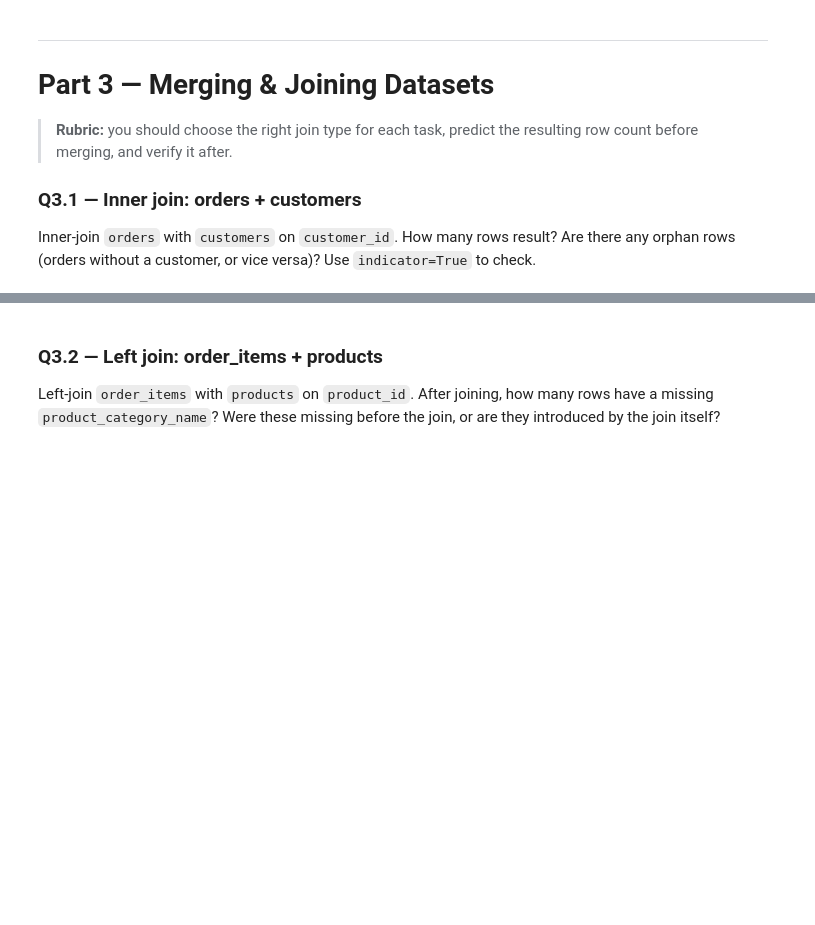
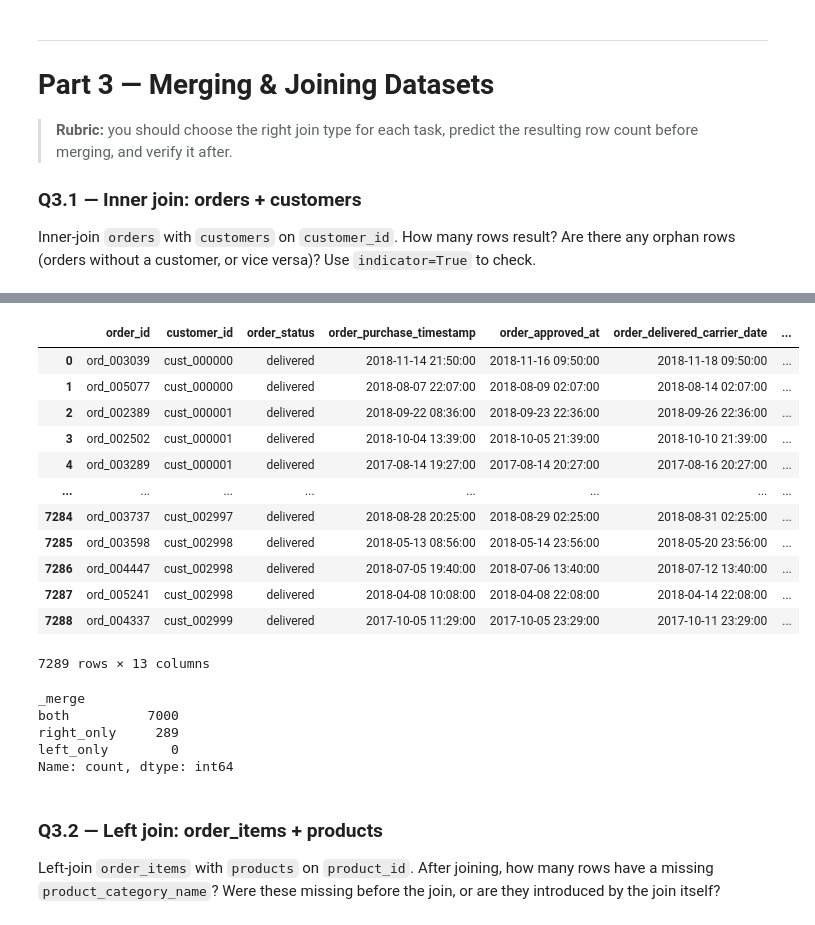
Before and after one commit to SumanSudo/DSML, a Jupyter notebook: Day4/Assignment/Pandas_Sales_Assignment.ipynb, the cells around one changed output, grey strips where cells are left out. Saved outputs shown, nothing was run; the diff lists cells and outputs as text; code cells hidden in the pictures; blank space fills up the shorter version.

```diff
--- a/Day4/Assignment/Pandas_Sales_Assignment.ipynb
+++ b/Day4/Assignment/Pandas_Sales_Assignment.ipynb
@@ -777,3 +791,27 @@ Name: count, dtype: int64
+# %%
+orders_cust_outer
+# %% [output]
+|  | order_id | customer_id | order_status | order_purchase_timestamp | order_approved_at | order_delivered_carrier_date | ... |
+| 0 | ord_003039 | cust_000000 | delivered | 2018-11-14 21:50:00 | 2018-11-16 09:50:00 | 2018-11-18 09:50:00 | ... |
+| 1 | ord_005077 | cust_000000 | delivered | 2018-08-07 22:07:00 | 2018-08-09 02:07:00 | 2018-08-14 02:07:00 | ... |
+| 2 | ord_002389 | cust_000001 | delivered | 2018-09-22 08:36:00 | 2018-09-23 22:36:00 | 2018-09-26 22:36:00 | ... |
+| 3 | ord_002502 | cust_000001 | delivered | 2018-10-04 13:39:00 | 2018-10-05 21:39:00 | 2018-10-10 21:39:00 | ... |
+| 4 | ord_003289 | cust_000001 | delivered | 2017-08-14 19:27:00 | 2017-08-14 20:27:00 | 2017-08-16 20:27:00 | ... |
+| ... | ... | ... | ... | ... | ... | ... | ... |
+| 7284 | ord_003737 | cust_002997 | delivered | 2018-08-28 20:25:00 | 2018-08-29 02:25:00 | 2018-08-31 02:25:00 | ... |
+| 7285 | ord_003598 | cust_002998 | delivered | 2018-05-13 08:56:00 | 2018-05-14 23:56:00 | 2018-05-20 23:56:00 | ... |
+| 7286 | ord_004447 | cust_002998 | delivered | 2018-07-05 19:40:00 | 2018-07-06 13:40:00 | 2018-07-12 13:40:00 | ... |
+| 7287 | ord_005241 | cust_002998 | delivered | 2018-04-08 10:08:00 | 2018-04-08 22:08:00 | 2018-04-14 22:08:00 | ... |
+| 7288 | ord_004337 | cust_002999 | delivered | 2017-10-05 11:29:00 | 2017-10-05 23:29:00 | 2017-10-11 23:29:00 | ... |
+7289 rows × 13 columns
+# %%
+print(orders_cust_outer["_merge"].value_counts())
+# %% [output]
+_merge
+both          7000
+right_only     289
+left_only        0
+Name: count, dtype: int64
 # %% [markdown]
 ### Q3.2 — Left join: order_items + products
 Left-join `order_items` with `products` on `product_id`. After joining, how many rows have a missing `product_category_name`? Were these missing before the join, or are they introduced by the join itself?
```
Also changed, not shown: parts of 31 cells of this notebook.
